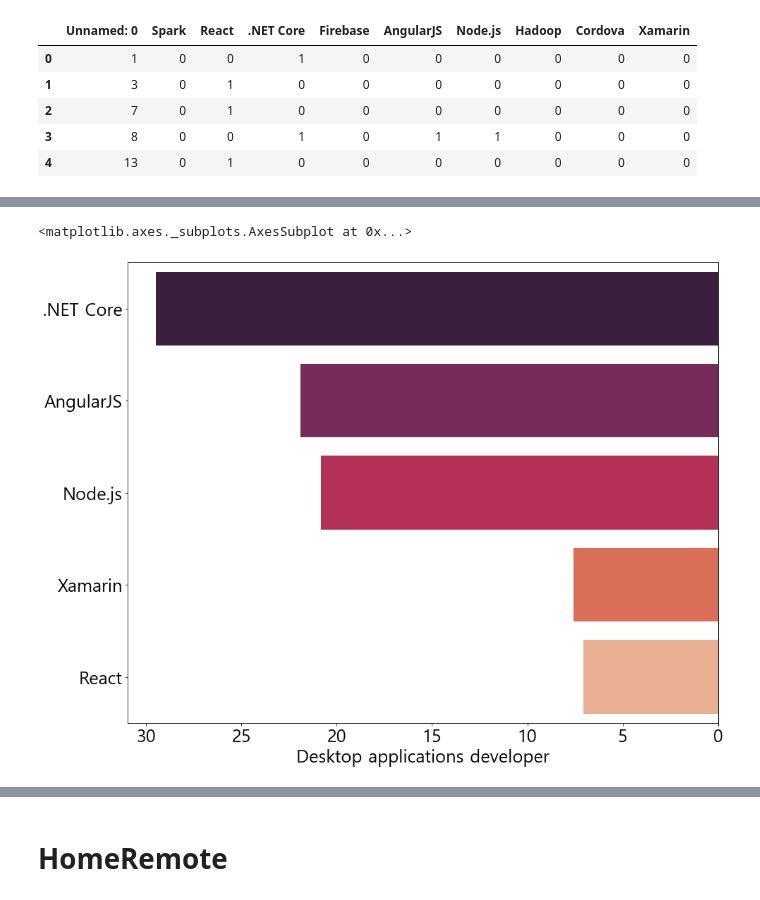
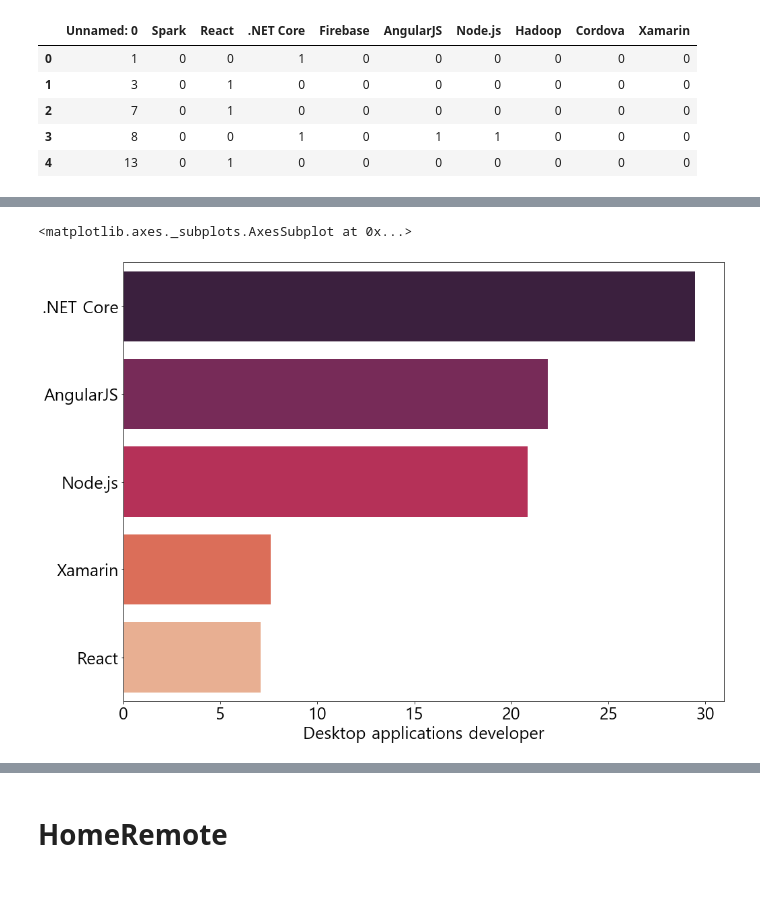
Before and after one commit to ydy1412/Acorn_flask, a Jupyter notebook: EDA/DeveloperType.ipynb, the cells around one changed output, grey strips where cells are left out. Cells and saved outputs as stored; diff of their text form; code cells hidden in the pictures.

```diff
--- a/EDA/DeveloperType.ipynb
+++ b/EDA/DeveloperType.ipynb
@@ -449,13 +432,12 @@ fig
 # %%
 HWF_DT_Per_Top5 = HWF_DT_Per.sort_values(by=["Desktop applications developer"] , ascending=False).head(5)
 plt.figure(figsize=(16,12))
 fig = sns.barplot('Desktop applications developer',HWF_DT_Per_Top5.index,data=HWF_DT_Per_Top5,palette="rocket")
-fig.invert_xaxis()
 fig.get_figure().savefig('../Test_app/static/img/developerType/Desktop_HaveWorkedFramework.png', dpi=300)
 fig
 # %% [output]
 <matplotlib.axes._subplots.AxesSubplot at 0x...>
-[figure, old version]
+[figure, new version]
 # %%
 HWF_DT_Per_Top5 = HWF_DT_Per.sort_values(by=["Database administrator"] , ascending=False).head(5)
 plt.figure(figsize=(16,12))
```
Also changed, not shown: parts of 20 cells of this notebook, 22 other files.
